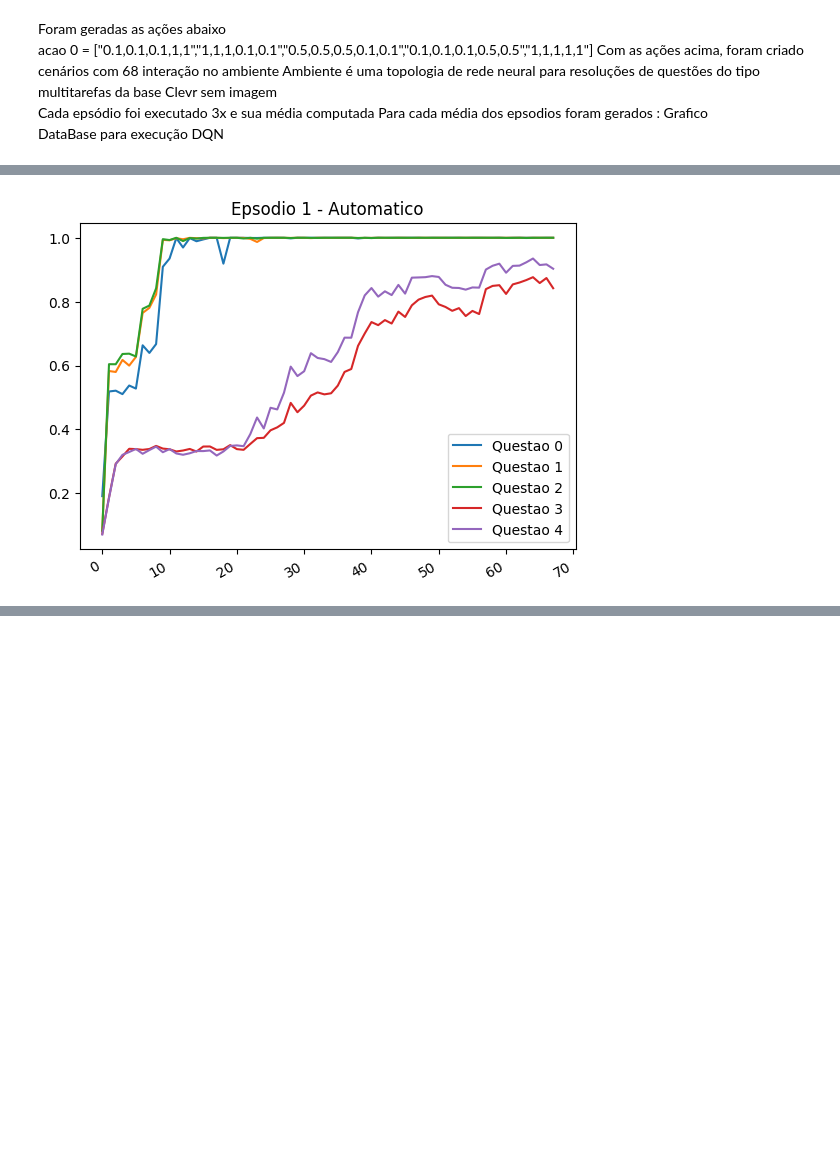
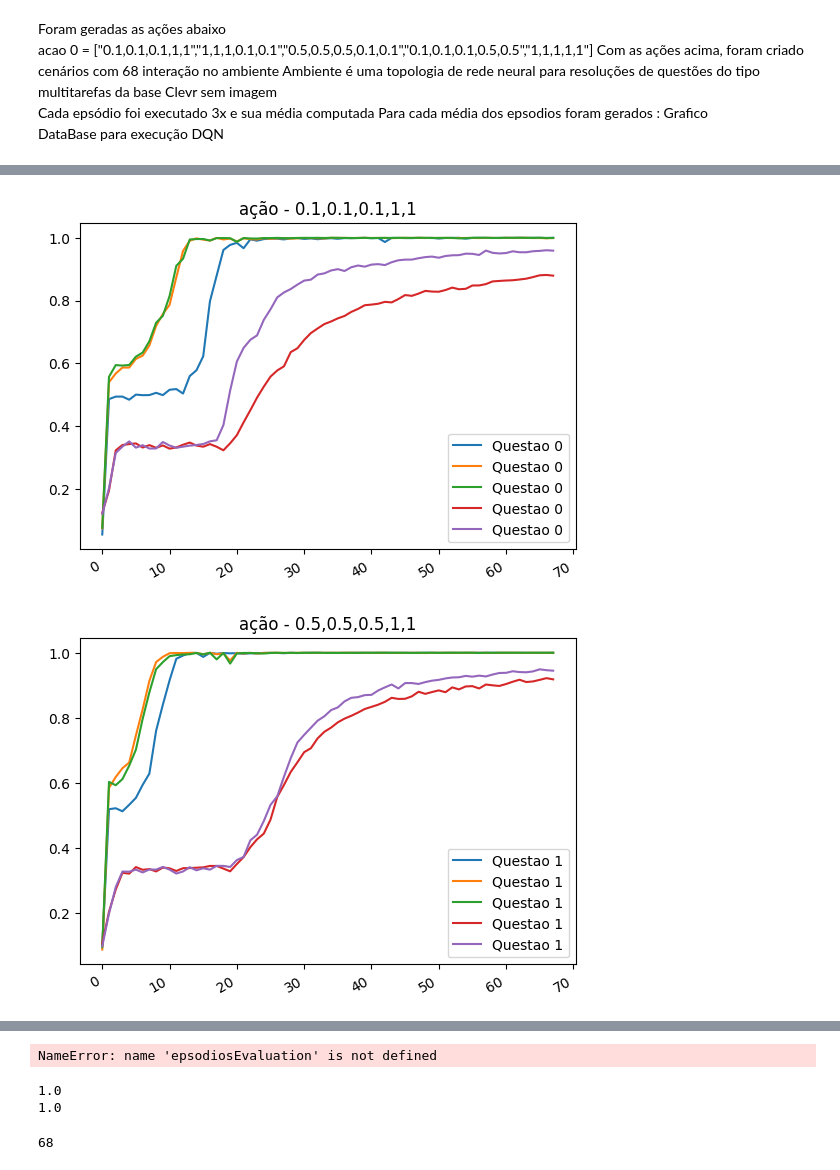
Before and after one commit to MarceloSabris/PesquisaMestradoFinal, a Jupyter notebook: plotsTesteCenarios.ipynb, the cells around one changed output, grey strips where cells are left out. Cells and saved outputs as stored; diff of their text form; code cells hidden in the pictures; blank space fills up the shorter version.

```diff
--- a/plotsTesteCenarios.ipynb
+++ b/plotsTesteCenarios.ipynb
@@ -75,3 +97,23 @@ def generateDataBaseEpsodi ( epsodio,  multi, power, episodes,DoneInteractions,T
+# %%
+def gerarRelatorio( baseDados):
+
+  acoes=  ['0.1,0.1,0.1,1,1','0.5,0.5,0.5,1,1','1,1,1,1,1','1,1,1,0.5,0.5','1,1,1,0.1,0.1']
+
+  for i in range(len(baseDados)):
+    fig, ax = plt.subplots()
+    for acao in range ( len( baseDados[i] )  ):
+      ax.plot(baseDados[i,acao],label="Questao {}".format(i))
+
+    ax.set_title('ação - {}'.format(acoes[i]) )
+    plt.legend(loc="lower right")
+    fig.autofmt_xdate()
+
+
+
+#ax.set_title('Yellow Taxi Trips in New York City')
+#ax.set_xlabel('Pickup Date')
+#ax.set_ylabel('Trips')
+#ax.set_ylim(0, 120000)
 # %%
 
 
@@ -105,22 +168,0 @@ memory = generateDataBaseEpsodi ( ep_acao1,  multi, power, episodes,DoneInteract
-# %%
-def gerarRelatorio( arquivo,title):
-  graf =  np.zeros((5,len(arquivo)))
-
-  for i in range(5):
-    for interaction in range(len(arquivo)):
-      graf[i,interaction] = ast.literal_eval(arquivo["concat"][interaction])[i]
-
-  fig, ax = plt.subplots()
-  for i in range(5):
-     ax.plot(graf[i],label="Questao {}".format(i))
-
-  ax.set_title(title)
-
-  plt.legend(loc="lower right")
-  fig.autofmt_xdate()
-
-
-#ax.set_title('Yellow Taxi Trips in New York City')
-#ax.set_xlabel('Pickup Date')
-#ax.set_ylabel('Trips')
-#ax.set_ylim(0, 120000)
@@ -147,5 +169,6 @@ episodio_automatico_1 = LoadEp('d:\\source\\PesquisaMestradoFinal\\dataSetResume
-# %%
-Title = 'Epsodio 1 - Automatico'
-gerarRelatorio(episodio_automatico_1,Title)
-# %% [output]
-[figure, removed]
+# %%
+dataRel = generateDataToRels(epsodios,5)
+gerarRelatorio(dataRel)
+# %% [output]
+[figure, added]
+[figure, added]
@@ -151,0 +210,6 @@ gerarRelatorio(episodio_automatico_1,Title)
+# %%
+Q_ = epsodiosEvaluation[0]
+print(np.sum(np.min(Q_[:35],axis=1) ))
+print(np.sum(np.min(Q_,axis=1) ))
+# %% [output]
+NameError: name 'epsodiosEvaluation' is not defined
@@ -151,0 +227,14 @@ gerarRelatorio(episodio_automatico_1,Title)
+# %%
+#np.min([epsodiosEvaluation[1][:35]],axis=1)
+#np.min(epsodiosEvaluation,axis=1)
+#np.min(epsodiosEvaluation,axis=1)
+#[[0.99866, 0.99983, 1.0, 0.73351, 0.89592]]
+
+print(np.max(epsodiosEvaluation[0][-1]))
+print(np.max(epsodiosEvaluation[0][:35][-1]))
+
+len(epsodiosEvaluation[0])
+# %% [output]
+1.0
+1.0
+68
```
Also changed, not shown: parts of 13 cells of this notebook, 41 other files.
